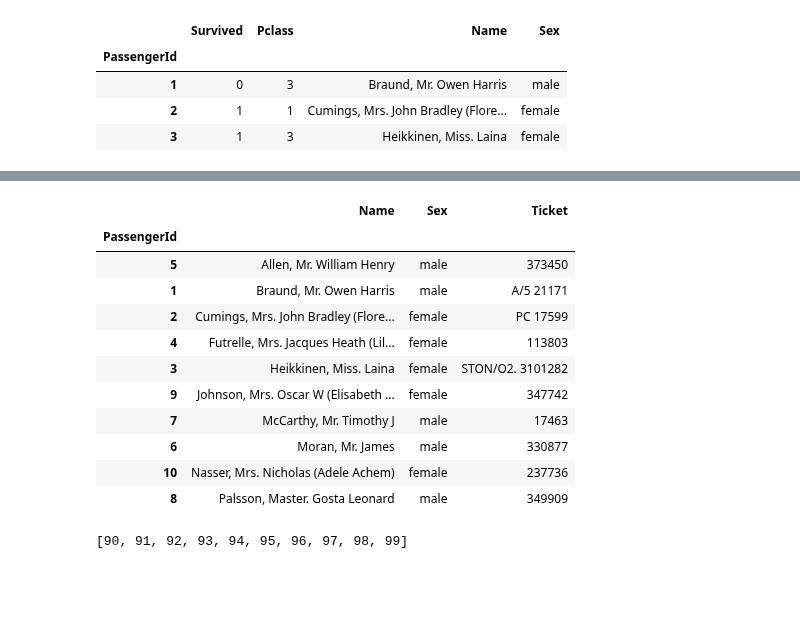
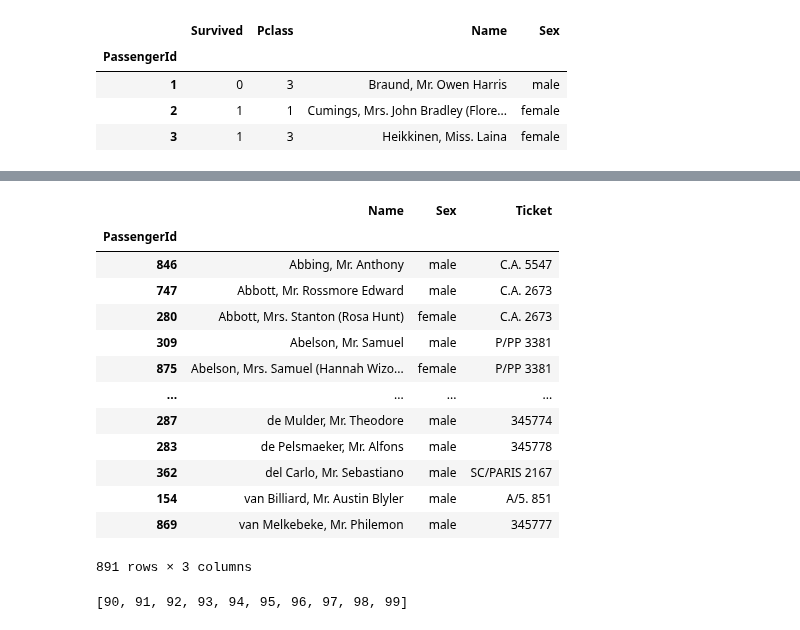
Before and after one commit to Argentan/DMA_LAB2, a Jupyter notebook: tutoriales/02_manejo de datos - pandas.ipynb, the cells around one changed output, grey strips where cells are left out. Saved outputs shown, nothing was run; the diff lists cells and outputs as text; code cells hidden in the pictures; blank space fills up the shorter version.

```diff
--- a/tutoriales/02_manejo de datos - pandas.ipynb
+++ b/tutoriales/02_manejo de datos - pandas.ipynb
@@ -90,2 +198,2 @@ Name: 1, Length: 11, dtype: object
 # %%
-data.sort_values("Name").iloc[0]
+data.sort_values("Name", inplace=True)
@@ -279,20 +441,22 @@ data.iloc[-3:]
 | 890 | 1 | 1 | Behr, Mr. Karl Howell | male | 26.00 | 0 | 0 | 111369 | 30.00 | C148 | ... |
 | 891 | 0 | 3 | Dooley, Mr. Patrick | male | 32.00 | 0 | 0 | 370376 | 7.75 | NaN | ... |
 # %%
-data.loc[1:10, ["Name", "Sex", "Ticket"]].sort_values("Name")
+data.loc[:, ["Name", "Sex", "Ticket"]].sort_values("Name")
 # %% [output]
 |  | Name | Sex | Ticket |
 | PassengerId |  |  |  |
-| 5 | Allen, Mr. William Henry | male | 373450 |
-| 1 | Braund, Mr. Owen Harris | male | A/5 21171 |
-| 2 | Cumings, Mrs. John Bradley (Flore... | female | PC 17599 |
-| 4 | Futrelle, Mrs. Jacques Heath (Lil... | female | 113803 |
-| 3 | Heikkinen, Miss. Laina | female | STON/O2. 3101282 |
-| 9 | Johnson, Mrs. Oscar W (Elisabeth ... | female | 347742 |
-| 7 | McCarthy, Mr. Timothy J | male | 17463 |
-| 6 | Moran, Mr. James | male | 330877 |
-| 10 | Nasser, Mrs. Nicholas (Adele Achem) | female | 237736 |
-| 8 | Palsson, Master. Gosta Leonard | male | 349909 |
+| 846 | Abbing, Mr. Anthony | male | C.A. 5547 |
+| 747 | Abbott, Mr. Rossmore Edward | male | C.A. 2673 |
+| 280 | Abbott, Mrs. Stanton (Rosa Hunt) | female | C.A. 2673 |
+| 309 | Abelson, Mr. Samuel | male | P/PP 3381 |
+| 875 | Abelson, Mrs. Samuel (Hannah Wizo... | female | P/PP 3381 |
+| ... | ... | ... | ... |
+| 287 | de Mulder, Mr. Theodore | male | 345774 |
+| 283 | de Pelsmaeker, Mr. Alfons | male | 345778 |
+| 362 | del Carlo, Mr. Sebastiano | male | SC/PARIS 2167 |
+| 154 | van Billiard, Mr. Austin Blyler | male | A/5. 851 |
+| 869 | van Melkebeke, Mr. Philemon | male | 345777 |
+891 rows × 3 columns
 # %%
 a = list(range(100))
 a[-10:]
```
Also changed, not shown: parts of 44 cells of this notebook, 2 other files.
